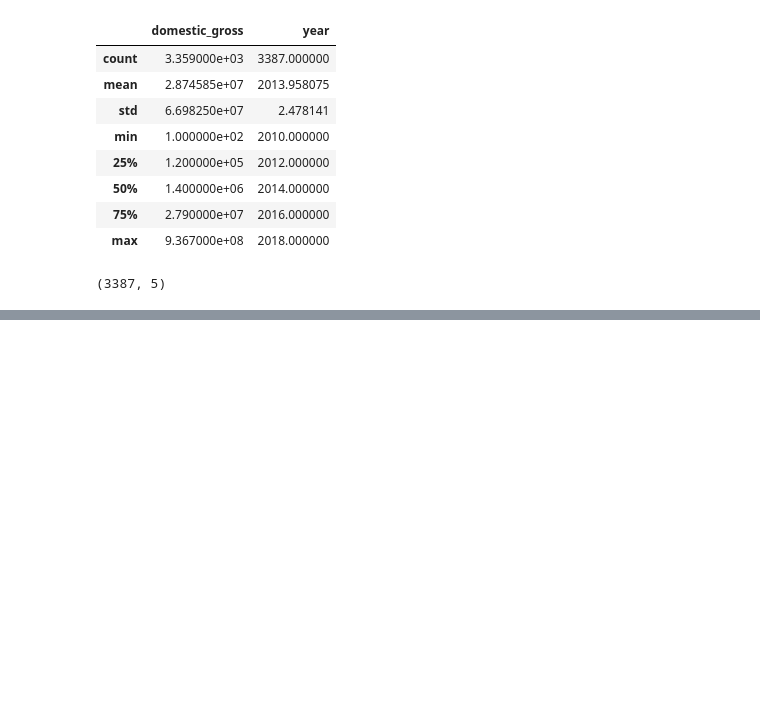
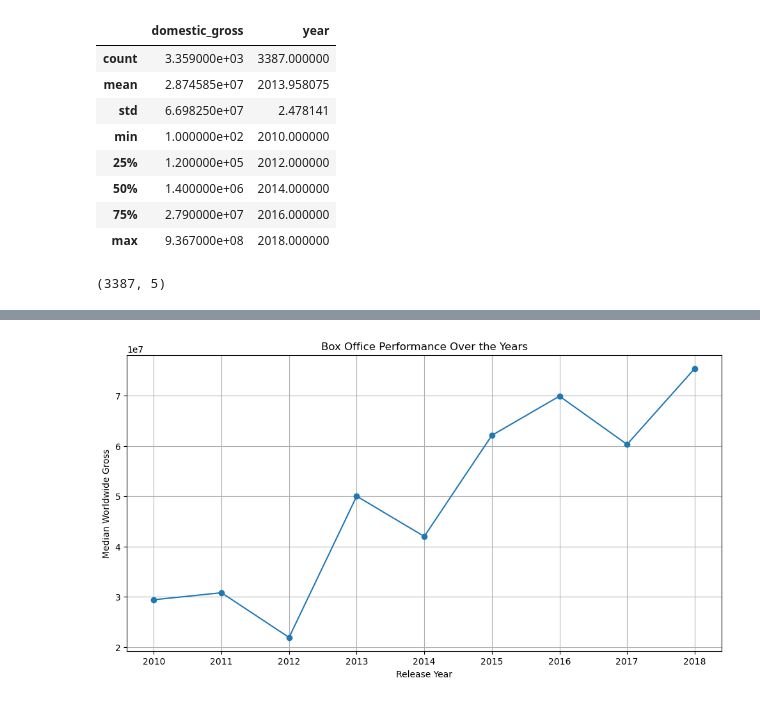
Before and after one commit to kosgei-cr/phase1_project, a Jupyter notebook: student.ipynb, the cells around one changed output, grey strips where cells are left out. Saved outputs shown, nothing was run; the diff lists cells and outputs as text; code cells hidden in the pictures; blank space fills up the shorter version.

```diff
--- a/student.ipynb
+++ b/student.ipynb
@@ -243,0 +584,4 @@ KeyError: 'movie_title'
+# %%
+# Merge the datasets on the movie title to combine movie information with box office data
+merged_df = pd.merge(movie_basics_df, box_office_df_cleaned, on='primary_title')
+merged_df
@@ -243,0 +602,4 @@ KeyError: 'movie_title'
+# %%
+
+merged_df = merged_df.dropna()
+merged_df
@@ -243,0 +620,9 @@ KeyError: 'movie_title'
+# %%
+# Convert 'release_year' column to numeric format
+#merged_df['year'] = pd.to_numeric(merged_df['year'], errors='coerce')
+merged_df.loc[:, 'year'] = pd.to_numeric(merged_df['year'], errors='coerce')
+# %%
+# Release Year Analysis
+# Group movies by release year and calculate the median worldwide gross for each year
+yearly_gross = merged_df.groupby('year')['worldwide_gross'].median().reset_index()
+yearly_gross
@@ -243,0 +640,12 @@ KeyError: 'movie_title'
+# %%
+# Visualization
+# Create a line plot to visualize box office performance over the years
+plt.figure(figsize=(12, 6))
+plt.plot(yearly_gross['year'], yearly_gross['worldwide_gross'], marker='o', linestyle='-')
+plt.xlabel('Release Year')
+plt.ylabel('Median Worldwide Gross')
+plt.title('Box Office Performance Over the Years')
+plt.grid(True)
+plt.show()
+# %% [output]
+[figure, added]
```
Also changed, not shown: parts of 56 cells of this notebook, 2 other files.
